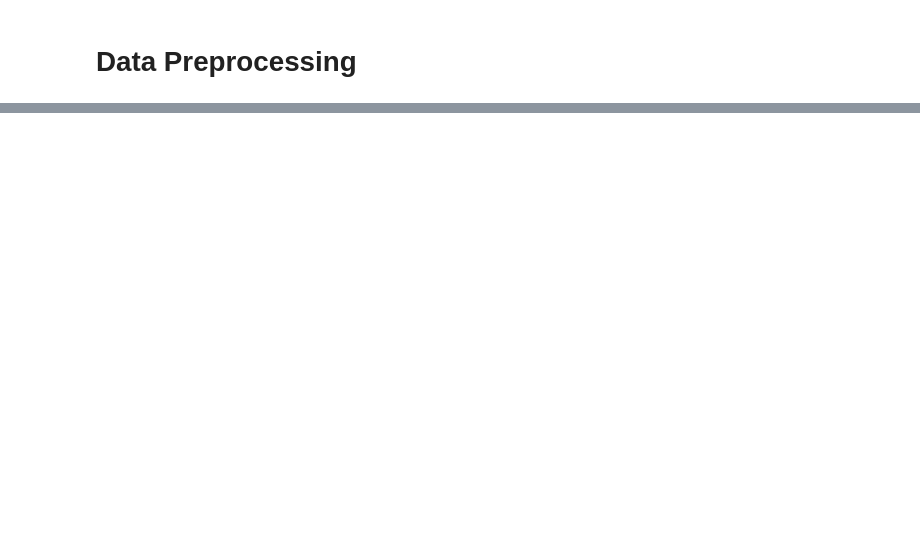
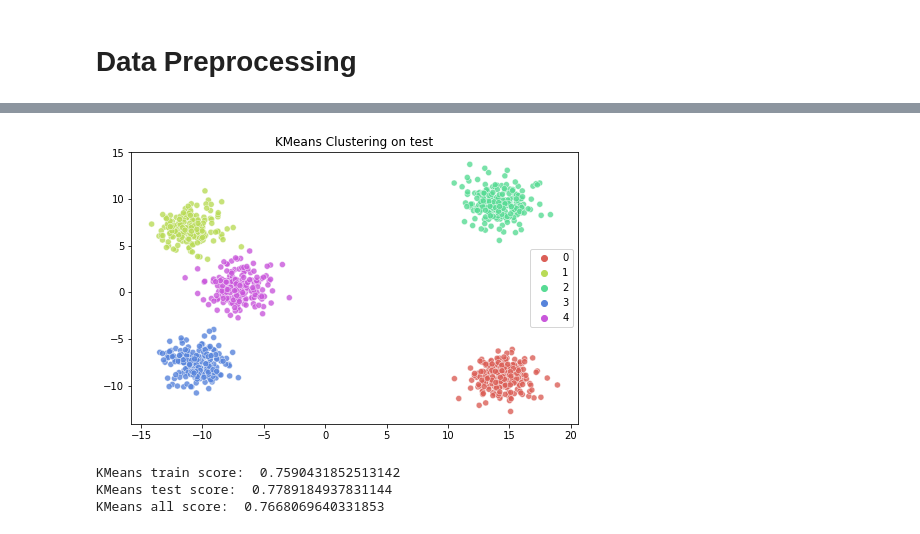
Before and after one commit to Ilan-v/Intro2DS_2022, a Jupyter notebook: clustering.ipynb, the cells around one changed output, grey strips where cells are left out. Saved outputs shown, nothing was run; the diff lists cells and outputs as text; code cells hidden in the pictures; blank space fills up the shorter version.

Commit message:
finished Kmeans and DBSCAN

```diff
--- a/clustering.ipynb
+++ b/clustering.ipynb
@@ -150,2 +144,5 @@ To sum up, we should use a lower dimension, and we can use 5 clusters for the me
 # %% [markdown]
 # Data Preprocessing
+# %%
+pca_data = pca_result[:,:2]
+train, test = train_test_split(pca_data, test_size=0.4, random_state=42)
@@ -151,0 +151,13 @@ To sum up, we should use a lower dimension, and we can use 5 clusters for the me
+# %%
+def plot_clusters(data,clusters, title,figsize=(8,5)):
+    plt.figure(figsize=figsize)
+    num_clusters = len(np.unique(clusters))
+    sns.scatterplot(
+        x=data[:,0], y=data[:,1],
+        hue=clusters,
+        palette=sns.color_palette("hls", num_clusters),
+        legend="full",
+        alpha=0.8
+    )
+    plt.title(title)
+    plt.show()
@@ -151,0 +166,7 @@ To sum up, we should use a lower dimension, and we can use 5 clusters for the me
+# %%
+# perform KMeans clustering
+kmeans = KMeans(n_clusters=5, random_state=42)
+kmeans.fit(train)
+train_clusters = kmeans.predict(train)
+test_clusters = kmeans.predict(test)
+all_clusters = kmeans.predict(pca_data)
@@ -151,0 +178,15 @@ To sum up, we should use a lower dimension, and we can use 5 clusters for the me
+# %%
+plot_clusters(test, test_clusters, 'KMeans Clustering on test')
+# %% [output]
+[figure, added]
+# %%
+# silhouette score
+train_score = silhouette_score(train, train_clusters)
+test_score = silhouette_score(test, test_clusters)
+print('KMeans train score: ', train_score)
+print('KMeans test score: ', test_score)
+print('KMeans all score: ', silhouette_score(pca_data, all_clusters))
+# %% [output]
+KMeans train score:  0.7590431852513142
+KMeans test score:  0.7789184937831144
+KMeans all score:  0.7668069640331853
```
Also changed, not shown: parts of 26 cells of this notebook.
